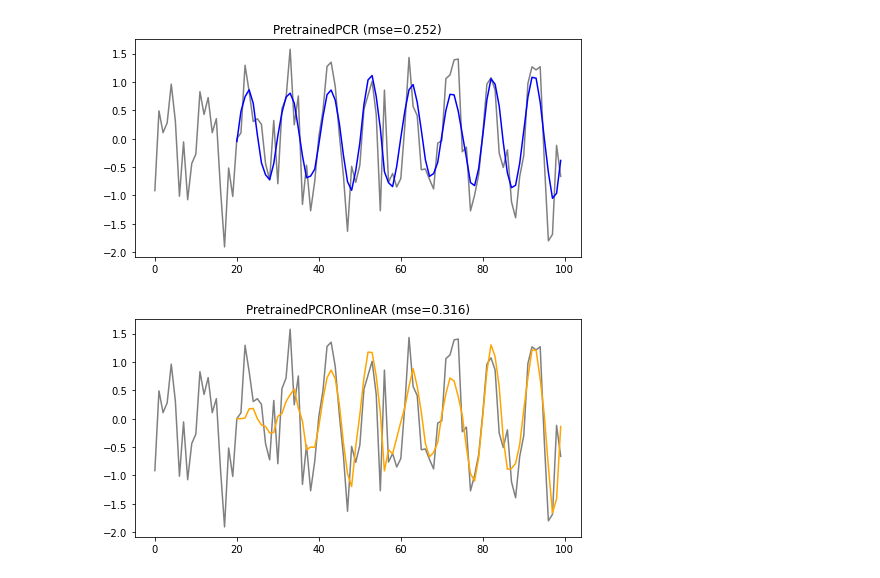
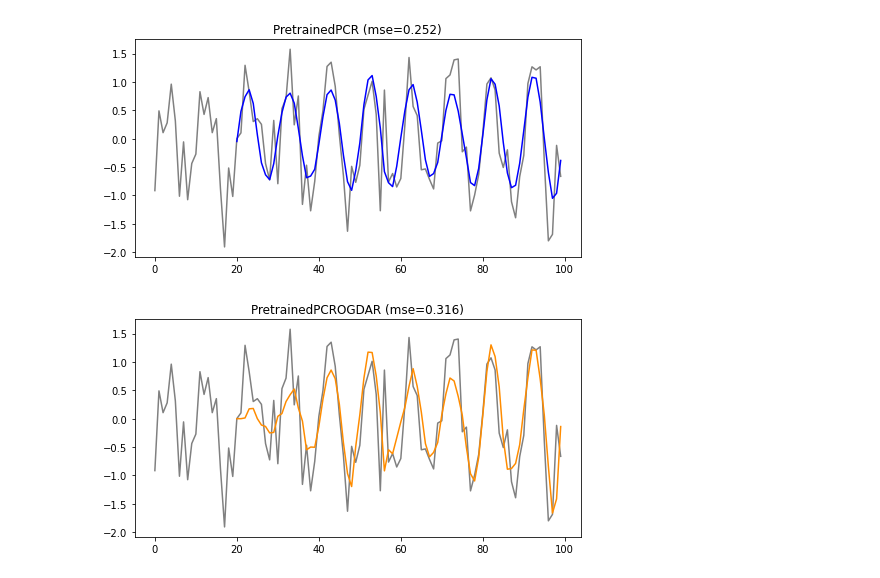
Before and after one commit to danielsuo/skgaip, a Jupyter notebook: notebooks/2020-05-30 Algorithm 1.ipynb, the cells around one changed output. Cells and saved outputs as stored; diff of their text form; code cells hidden in the pictures.

```diff
--- a/notebooks/2020-05-30 Algorithm 1.ipynb
+++ b/notebooks/2020-05-30 Algorithm 1.ipynb
@@ -154,0 +155,30 @@ _ = TestOnlineAR(x_train, x_test, 20)
+# %%
+# Least Squares AR
+plt.rc('figure', figsize=(8,4))
+
+def TestLeastSquaresAR(x_train, x_test, H):
+    X_train, Y_train = AR_feat(x_train, H)
+    X_test, Y_test = AR_feat(x_test, H)
+
+    ls = sklearn.linear_model.Ridge(1e-20)
+    ls.fit(X_train, Y_train)
+
+    Y_pred = []
+    for x, y in zip(X_test, Y_test):
+        X_train, Y_train = list(X_train), list(Y_train)
+
+        Y_pred.append(ls.predict(x.reshape(1, -1)))
+
+        X_train.append(x)
+        Y_train.append(y)
+        ls = sklearn.linear_model.Ridge(1e-20)
+
+        X_train, Y_train = np.asarray(X_train), np.asarray(Y_train)
+        ls.fit(X_train, Y_train)
+
+    err = trunc_mse(Y_test, np.array(Y_pred).squeeze())
+    viz(x_test, Y_pred, title='LeastSquaresAR (mse=%.3f)' % err, color='lime')
+
+    return err
+
+err = TestLeastSquaresAR(x_train, x_test, 20)
@@ -174,28 +206,28 @@ _ = TestPretrainedPCR(x_train, x_test, 20, 2)
 # %% [output]
 [figure]
 # %%
-# Pre-trained PCR, Online AR
+# Pre-trained PCR, OGD AR
 plt.rc('figure', figsize=(8,4))
 
-def TestPretrainedPCROnlineAR(x_train, x_test, H, k):
+def TestPretrainedPCROGDAR(x_train, x_test, H, k):
     X_train, Y_train = AR_feat(x_train, H)
     X_test, Y_test = AR_feat(x_test, H)
 
     pca = sklearn.decomposition.PCA(k)
     pca.fit_transform(X_train)
     X_test = pca.transform(X_test)
 
     model, state = ARXHistory.new(shapes=[(1, k, 1)])
     optim_def = GradientDescent(learning_rate=10**-2)
     optimizer = optim_def.create(model)
 
     Y_pred, optimizer, state = tscan(X_test.reshape(X_test.shape[0], 1, X_test.shape[1], 1), Y_test, optimizer, state=state)
     Y_pred = Y_pred.squeeze()
 
     err = trunc_mse(Y_test, Y_pred)
-    viz(x_test, Y_pred, title='PretrainedPCROnlineAR (mse=%.3f)' % err, color='orange')
+    viz(x_test, Y_pred, title='PretrainedPCROGDAR (mse=%.3f)' % err, color='darkorange')
     return err
 
-_ = TestPretrainedPCROnlineAR(x_train, x_test, 20, 2)
+_ = TestPretrainedPCROGDAR(x_train, x_test, 20, 2)
 # %% [output]
-[figure, old version]
+[figure, new version]
```
Also changed, not shown: parts of 7 cells of this notebook.
